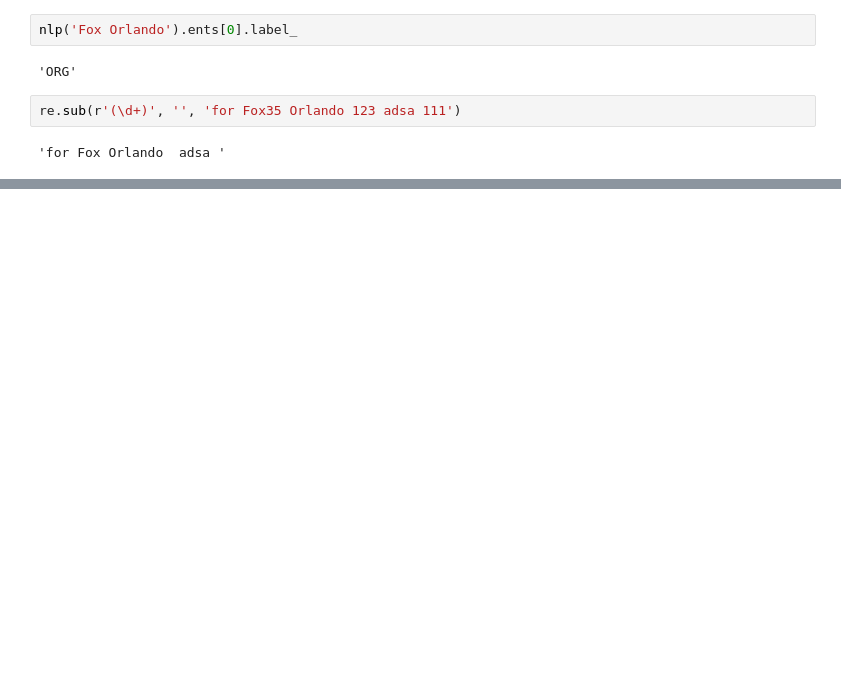
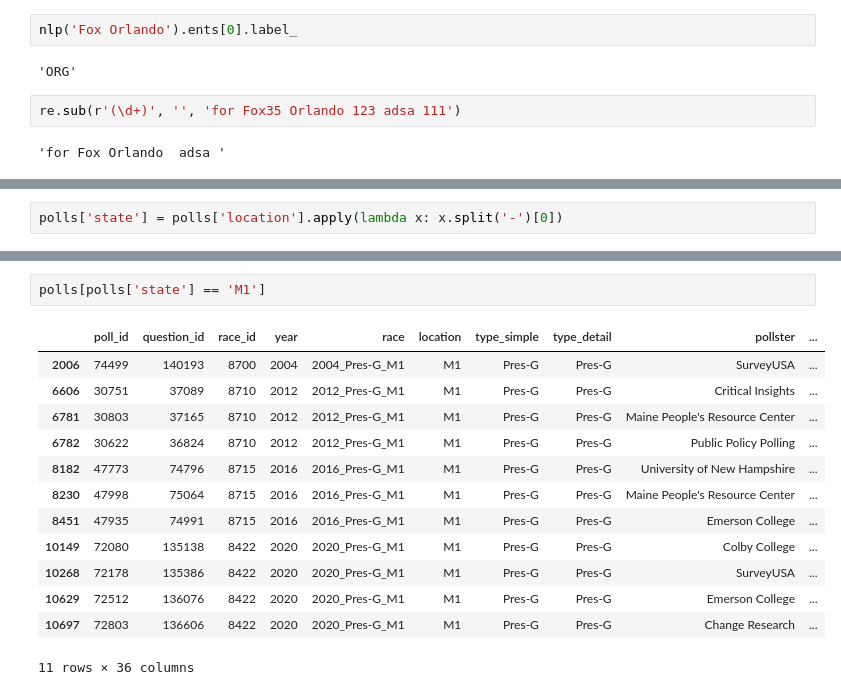
Before and after one commit to vijay-ravuri/poll-accuracy-modeling, a Jupyter notebook: code/starter_vijay.ipynb, the cells around one changed output, grey strips where cells are left out. Cells and saved outputs as stored; diff of their text form; blank space fills up the shorter version.

Commit message:
more eda, identified missing pollsters

```diff
--- a/code/starter_vijay.ipynb
+++ b/code/starter_vijay.ipynb
@@ -414,0 +477,2 @@ re.sub(r'(\d+)', '', 'for Fox35 Orlando 123 adsa 111')
+# %%
+polls['state'] = polls['location'].apply(lambda x: x.split('-')[0])
@@ -414,0 +525,16 @@ re.sub(r'(\d+)', '', 'for Fox35 Orlando 123 adsa 111')
+# %%
+polls[polls['state'] == 'M1']
+# %% [output]
+|  | poll_id | question_id | race_id | year | race | location | type_simple | type_detail | pollster | ... |
+| 2006 | 74499 | 140193 | 8700 | 2004 | 2004_Pres-G_M1 | M1 | Pres-G | Pres-G | SurveyUSA | ... |
+| 6606 | 30751 | 37089 | 8710 | 2012 | 2012_Pres-G_M1 | M1 | Pres-G | Pres-G | Critical Insights | ... |
+| 6781 | 30803 | 37165 | 8710 | 2012 | 2012_Pres-G_M1 | M1 | Pres-G | Pres-G | Maine People's Resource Center | ... |
+| 6782 | 30622 | 36824 | 8710 | 2012 | 2012_Pres-G_M1 | M1 | Pres-G | Pres-G | Public Policy Polling | ... |
+| 8182 | 47773 | 74796 | 8715 | 2016 | 2016_Pres-G_M1 | M1 | Pres-G | Pres-G | University of New Hampshire | ... |
+| 8230 | 47998 | 75064 | 8715 | 2016 | 2016_Pres-G_M1 | M1 | Pres-G | Pres-G | Maine People's Resource Center | ... |
+| 8451 | 47935 | 74991 | 8715 | 2016 | 2016_Pres-G_M1 | M1 | Pres-G | Pres-G | Emerson College | ... |
+| 10149 | 72080 | 135138 | 8422 | 2020 | 2020_Pres-G_M1 | M1 | Pres-G | Pres-G | Colby College | ... |
+| 10268 | 72178 | 135386 | 8422 | 2020 | 2020_Pres-G_M1 | M1 | Pres-G | Pres-G | SurveyUSA | ... |
+| 10629 | 72512 | 136076 | 8422 | 2020 | 2020_Pres-G_M1 | M1 | Pres-G | Pres-G | Emerson College | ... |
+| 10697 | 72803 | 136606 | 8422 | 2020 | 2020_Pres-G_M1 | M1 | Pres-G | Pres-G | Change Research | ... |
+11 rows × 36 columns
```
Also changed, not shown: parts of 32 cells of this notebook.
